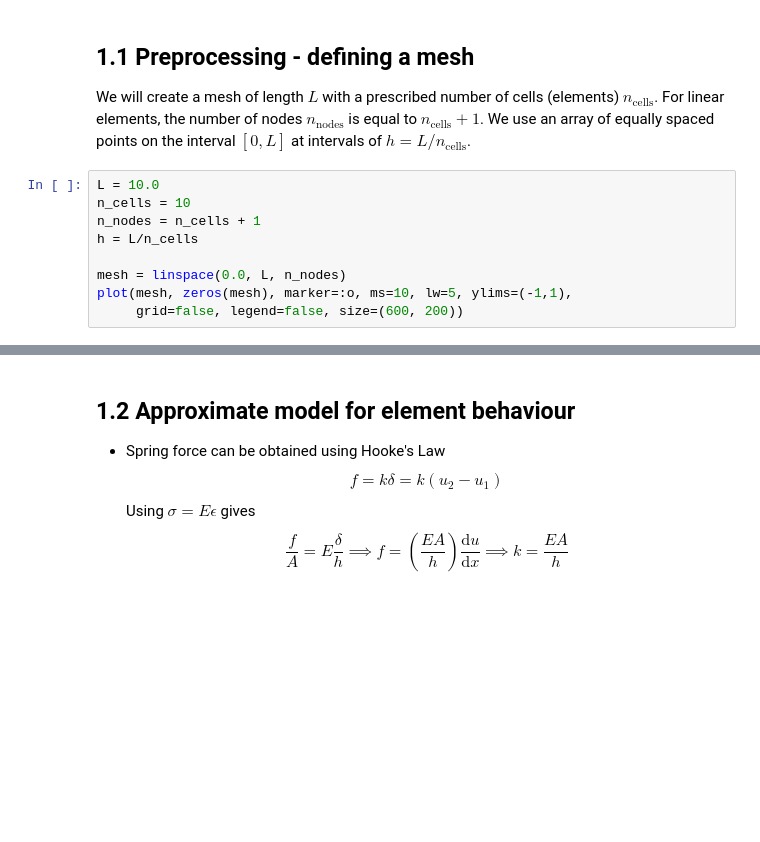
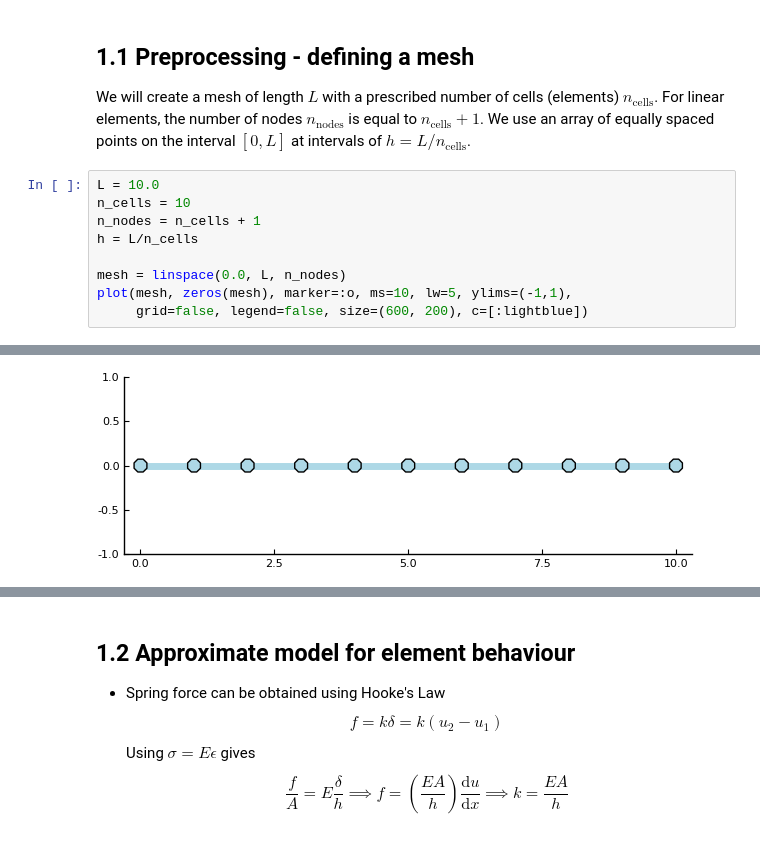
Before and after one commit to jameskermode/DST-FEM, a Jupyter notebook: FEM-lecture.ipynb, the cells around one changed output, grey strips where cells are left out. Saved outputs shown, nothing was run; the diff lists cells and outputs as text; blank space fills up the shorter version.

```diff
--- a/FEM-lecture.ipynb
+++ b/FEM-lecture.ipynb
@@ -275,5 +268,5 @@ h = L/n_cells
 
 mesh = linspace(0.0, L, n_nodes)
 plot(mesh, zeros(mesh), marker=:o, ms=10, lw=5, ylims=(-1,1),
-     grid=false, legend=false, size=(600, 200))
+     grid=false, legend=false, size=(600, 200), c=[:lightblue])
 # %% [output]
@@ -281,3 +273,4 @@ plot(mesh, zeros(mesh), marker=:o, ms=10, lw=5, ylims=(-1,1),
+[figure, added]
 # %% [markdown]
 ## 1.2 Approximate model for element behaviour
 
```
Also changed, not shown: parts of 15 cells of this notebook, 1 other file.
